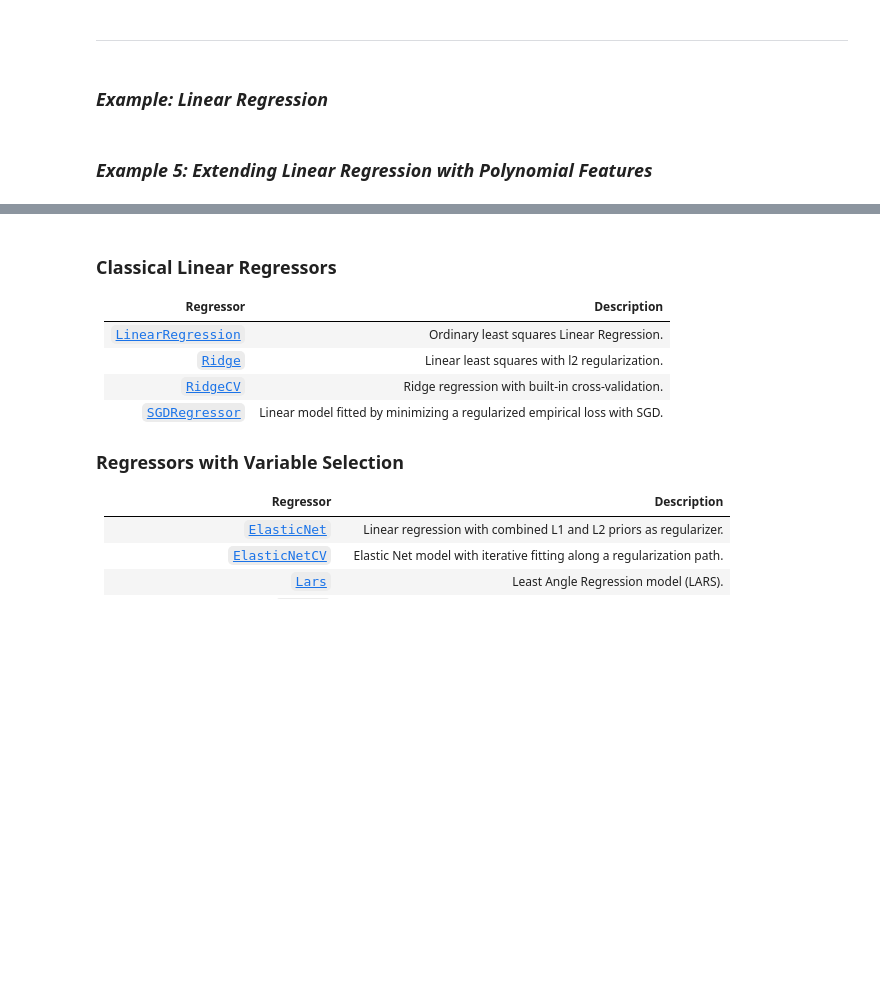
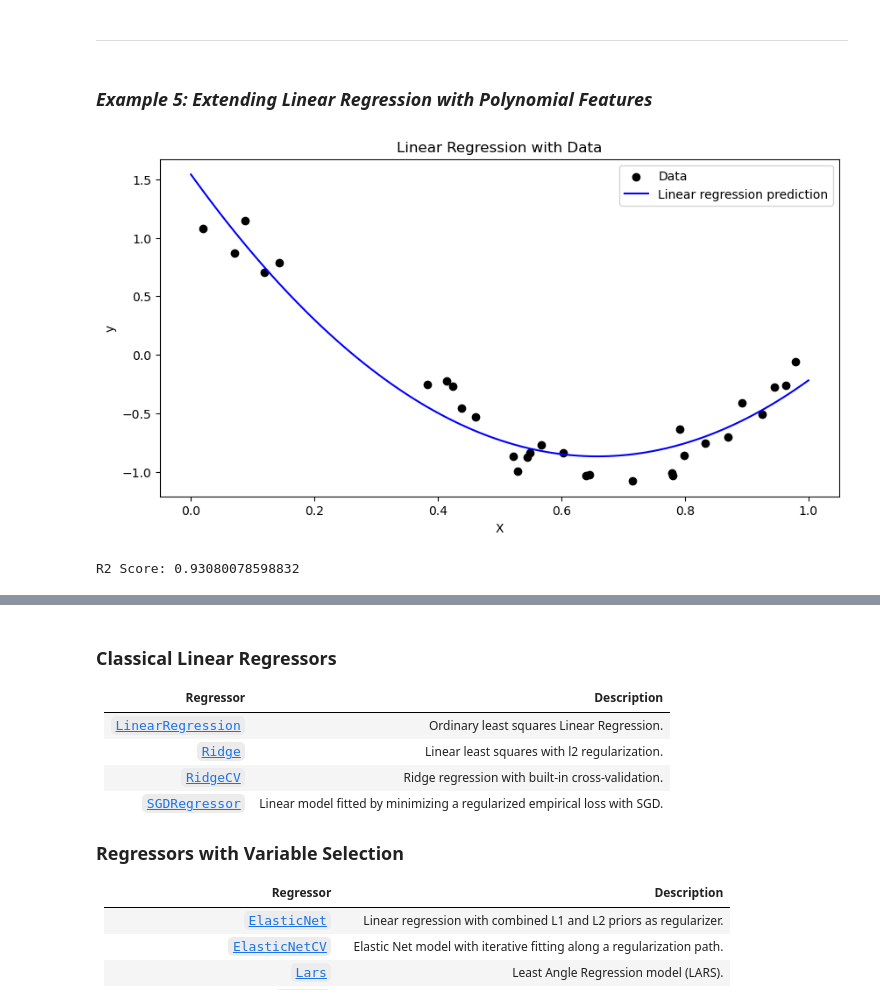
Before and after one commit to burakai/ENGR4450, a Jupyter notebook: 1_intro_-to-linear-models-and-scikit_learn.ipynb, the cells around one changed output, grey strips where cells are left out. Cells and saved outputs as stored; diff of their text form; code cells hidden in the pictures; blank space fills up the shorter version.

Commit message:
polynomial features added.

```diff
--- a/1_intro_-to-linear-models-and-scikit_learn.ipynb
+++ b/1_intro_-to-linear-models-and-scikit_learn.ipynb
@@ -820,5 +820,3 @@ Pipeline(steps=[('columntransformer',
                 ('logisticregression', LogisticRegression(max_iter=500))])
 # %% [markdown]
 ---
-# %% [markdown]
-### *Example: Linear Regression*
@@ -855,2 +823,57 @@ model = LinearRegression()
 # %% [markdown]
 ### *Example 5: Extending Linear Regression with Polynomial Features*
+# %%
+import matplotlib.pyplot as plt
+import numpy as np
+
+from sklearn.linear_model import LinearRegression
+from sklearn.pipeline import Pipeline
+from sklearn.preprocessing import PolynomialFeatures
+
+# Generate some data
+def true_fun(X):
+    return np.cos(1.5 * np.pi * X)
+
+np.random.seed(0)
+
+n_samples = 30
+X = np.sort(np.random.rand(n_samples))
+y = true_fun(X) + np.random.randn(n_samples) * 0.1
+
+polynomial_features = PolynomialFeatures(degree=2, include_bias=False)
+linear_regression = LinearRegression()
+
+pipeline = Pipeline(
+    [
+        ("polynomial_features", polynomial_features),
+        ("linear_regression", linear_regression),
+    ]
+)
+
+
+pipeline.fit(X[:, np.newaxis], y)
+
+# Plot the data
+plt.figure(figsize=(10, 5))
+plt.scatter(X, y, color='black', label="Data")  # Data points
+
+# Plot the model's prediction
+X_plot = np.linspace(0, 1, 100)
+predictions = pipeline.predict(X_plot[:, np.newaxis])
+plt.plot(X_plot, predictions, color='blue', label="Linear regression prediction")  # Prediction
+
+# Add labels and legend
+plt.xlabel('X')
+plt.ylabel('y')
+plt.title('Linear Regression with Data')
+plt.legend()
+
+# Display the plot
+plt.show()
+
+# Evaluate the model using cross-validation
+score = pipeline.score(X[:, np.newaxis], y)
+print("R2 Score:", score)
+# %% [output]
+[figure, added]
+R2 Score: 0.93080078598832
```
Also changed, not shown: parts of 2 cells of this notebook.
